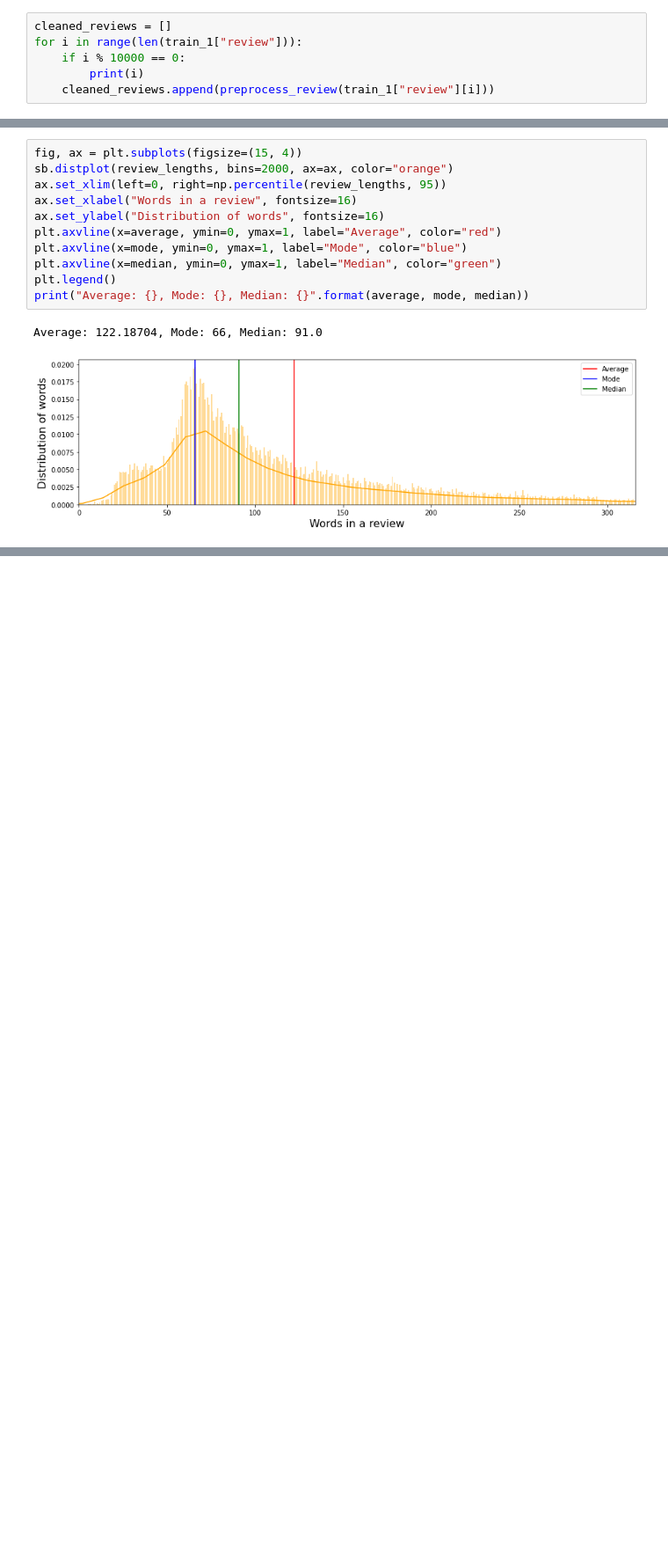
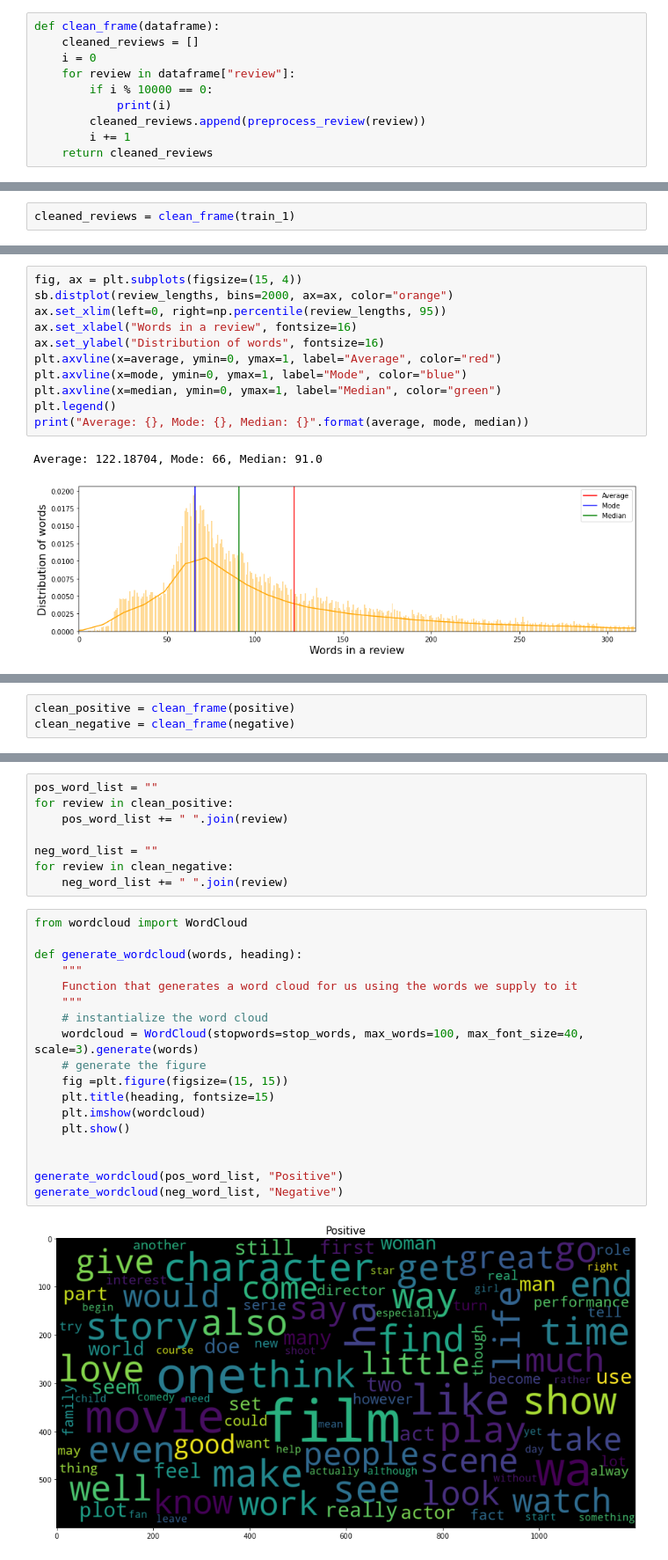
Before and after one commit to yasoobkhalid1/IMDB-Reviews-Sentiment-Anaylsis, a Jupyter notebook: cnn_model.ipynb, the cells around one changed output, grey strips where cells are left out. Shown at 88% size. Drawn from its saved outputs; the diff is of its cells as text; blank space fills up the shorter version.

Commit message:
added wordcloud images

```diff
--- a/cnn_model.ipynb
+++ b/cnn_model.ipynb
@@ -261,8 +261,12 @@ As we can observe, both the positive and negative reviews are equally balanced (
 # %% [markdown]
 2) What is the average length of all the cleaned up reviews (string length)?
 # %%
-cleaned_reviews = []
-for i in range(len(train_1["review"])):
-    if i % 10000 == 0:
-        print(i)
-    cleaned_reviews.append(preprocess_review(train_1["review"][i]))
+def clean_frame(dataframe):
+    cleaned_reviews = []
+    i = 0
+    for review in dataframe["review"]:
+        if i % 10000 == 0:
+            print(i)
+        cleaned_reviews.append(preprocess_review(review))
+        i += 1
+    return cleaned_reviews
@@ -273,3 +273,5 @@ for i in range(len(train_1["review"])):
+# %%
+cleaned_reviews = clean_frame(train_1)
 # %%
 import scipy, statistics
 review_lengths = []
@@ -294,0 +314,3 @@ Average: 122.18704, Mode: 66, Median: 91.0
+# %%
+clean_positive = clean_frame(positive)
+clean_negative = clean_frame(negative)
@@ -294,0 +322,28 @@ Average: 122.18704, Mode: 66, Median: 91.0
+# %%
+pos_word_list = ""
+for review in clean_positive:
+    pos_word_list += " ".join(review)
+
+neg_word_list = ""
+for review in clean_negative:
+    neg_word_list += " ".join(review)
+# %%
+from wordcloud import WordCloud
+
+def generate_wordcloud(words, heading):
+    """
+    Function that generates a word cloud for us using the words we supply to it
+    """
+    # instantialize the word cloud
+    wordcloud = WordCloud(stopwords=stop_words, max_words=100, max_font_size=40, scale=3).generate(words)
+    # generate the figure
+    fig =plt.figure(figsize=(15, 15))
+    plt.title(heading, fontsize=15)
+    plt.imshow(wordcloud)
+    plt.show()
+
+
+generate_wordcloud(pos_word_list, "Positive")
+generate_wordcloud(neg_word_list, "Negative")
+# %% [output]
+[figure, added]
```
Also changed, not shown: parts of 5 cells of this notebook.
